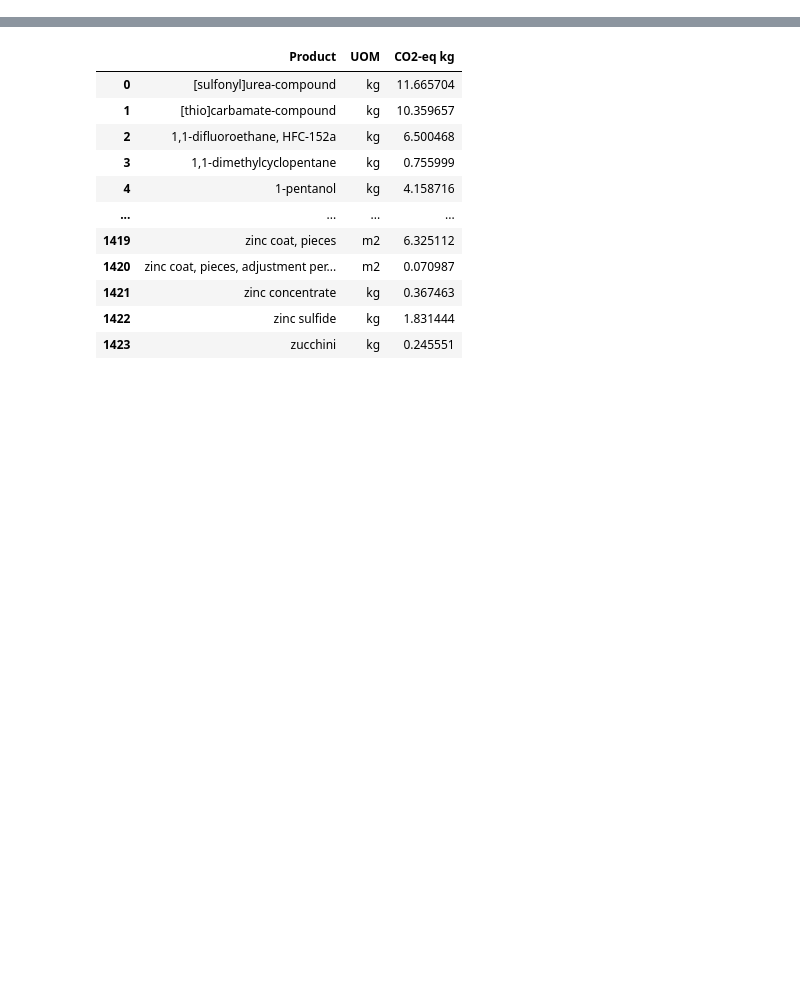
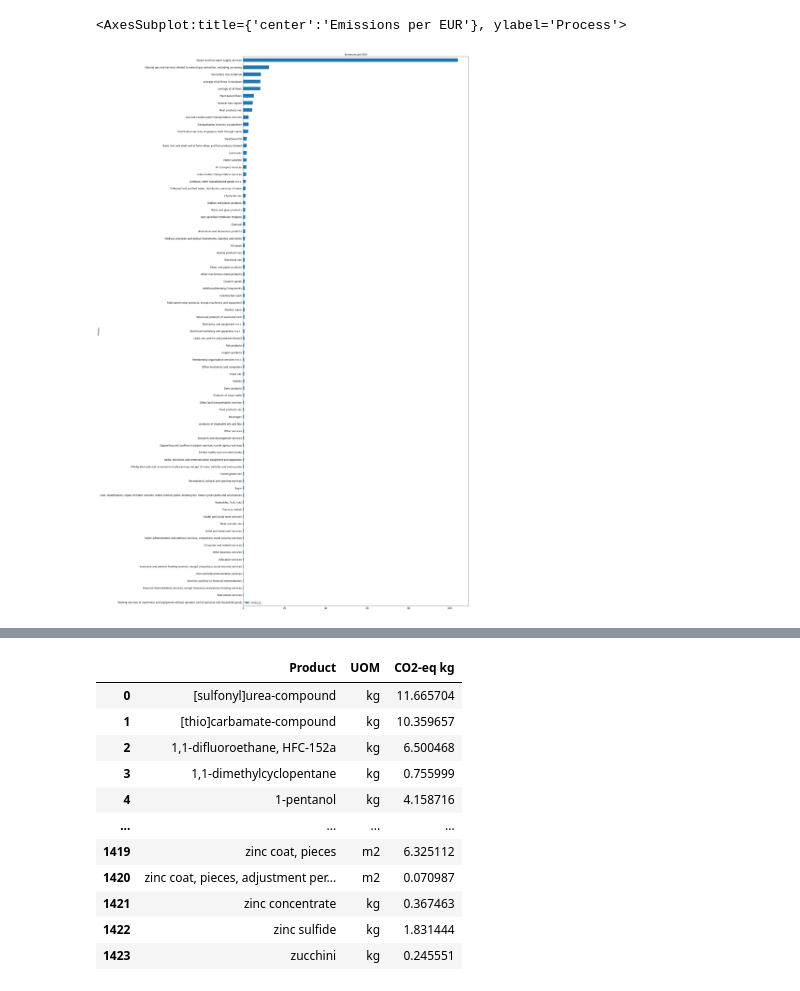
Before and after one commit to jagger-en/team-cyber-cat, a Jupyter notebook: data_analysis.ipynb, the cells around one changed output, grey strips where cells are left out. Drawn from its saved outputs; the diff is of its cells as text; code cells hidden in the pictures; blank space fills up the shorter version.

```diff
--- a/data_analysis.ipynb
+++ b/data_analysis.ipynb
@@ -1,8 +1,6 @@
 # %%
 import pandas as pd
-
-df_emissions_eur = pd.read_excel('SIEVO JUNCTION Emissions per EUR.xlsx')
+import matplotlib as plt
+df_emissions_eur = pd.read_excel('SIEVO JUNCTION Emissions per EUR.xlsx').sort_values('CO2eq_kg')
 df_emissions_uom = pd.read_excel('SIEVO JUNCTION Emissions per UOM.xlsx')
 df_spend_data = pd.read_excel('SIEVO JUNCTION Spend data.xlsx')
-
-df_emissions_eur
@@ -22,0 +39,9 @@ df_emissions_eur
+# %%
+df_important = df_emissions_eur[['CO2eq_kg', 'Process']]
+df_important.plot(
+    kind='barh', y='CO2eq_kg', x='Process',
+    title='Emissions per EUR', figsize=(20, 50),
+    legend=True, fontsize=12)
+# %% [output]
+<AxesSubplot:title={'center':'Emissions per EUR'}, ylabel='Process'>
+[figure, added]
```
Also changed, not shown: parts of 12 cells of this notebook.
